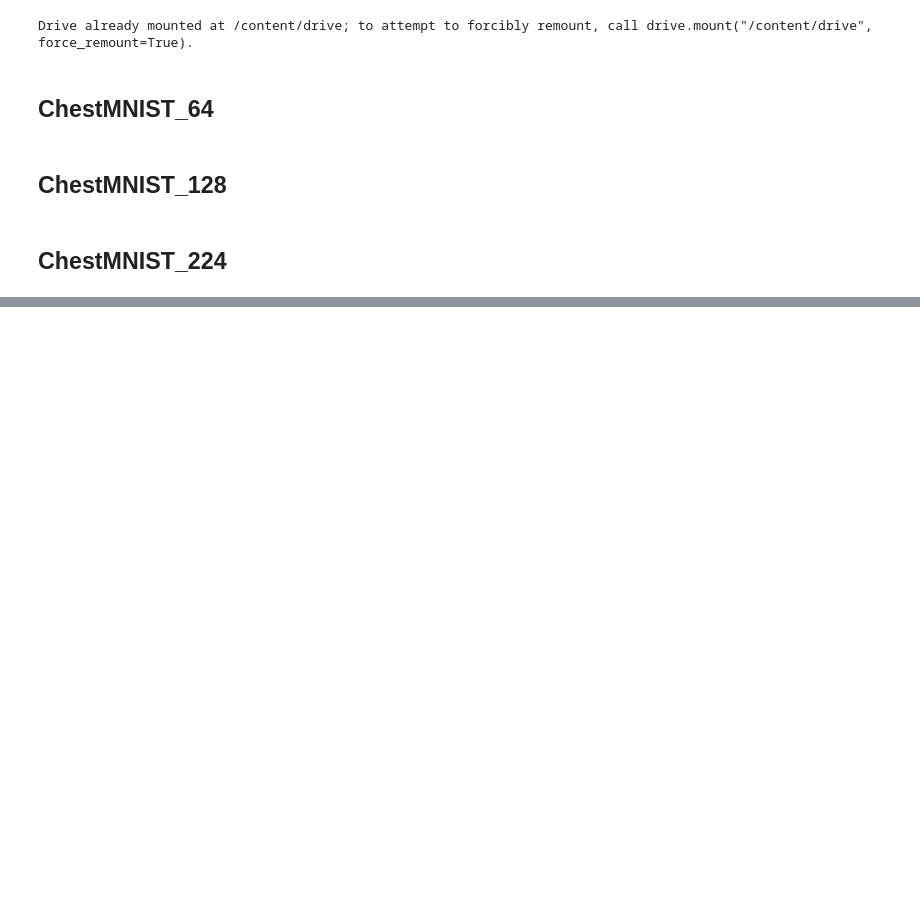
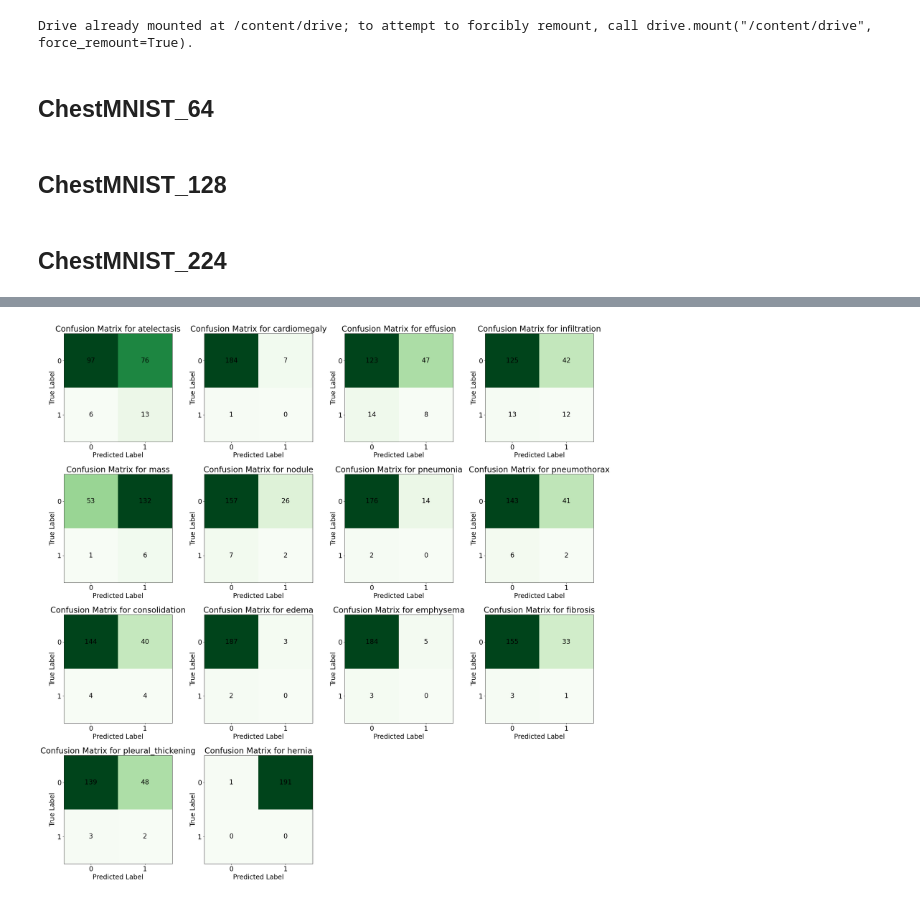
Before and after one commit to shabnamsattar/Human-Data-Analysis, a Jupyter notebook: chestMNIST/chestMNIST.ipynb, the cells around one changed output, grey strips where cells are left out. Cells and saved outputs as stored; diff of their text form; code cells hidden in the pictures; blank space fills up the shorter version.

```diff
--- a/chestMNIST/chestMNIST.ipynb
+++ b/chestMNIST/chestMNIST.ipynb
@@ -85,0 +597,8 @@ test_labels_224  = data_224["test_labels"]
+# %%
+from tensorflow import keras   # import again if you restarted
+
+model_path   = '/content/drive/MyDrive/chestMNIST/simple_model_BCE.keras'
+history_path = '/content/drive/MyDrive/chestMNIST/simple_model_BCE_history.pkl'
+
+simple_model_BCE = keras.models.load_model(model_path)           # ← works
+simple_hist      = pickle.load(open(history_path, 'rb'))
@@ -85,0 +607,73 @@ test_labels_224  = data_224["test_labels"]
+# %%
+batch_size = 64
+train_generator = data_generator(train_images_64, train_labels_64, batch_size, datagen)
+val_generator = data_generator(val_images_64, val_labels_64, batch_size, datagen_val)
+test_generator = data_generator(test_images_64, test_labels_64, batch_size, datagen_val)
+# %%
+from sklearn.metrics import classification_report, multilabel_confusion_matrix
+from sklearn.metrics import precision_recall_curve
+
+plt.rcParams.update({'font.size': 20})
+
+batch_size=64
+steps_per_epoch = len(test_images_64) // batch_size
+evaluation = simple_model_BCE.evaluate(test_generator, steps=steps_per_epoch)
+
+class_labels = [
+    'atelectasis', 'cardiomegaly', 'effusion', 'infiltration', 'mass',
+    'nodule', 'pneumonia', 'pneumothorax', 'consolidation', 'edema',
+    'emphysema', 'fibrosis', 'pleural_thickening', 'hernia'
+]
+
+# Print evaluation metrics
+print("Test Loss:", evaluation[0])
+print("Test AUC:", evaluation[2])
+print("Test Binary Accuracy:", evaluation[1])
+
+y_probs = simple_model_BCE.predict(test_generator, steps=steps_per_epoch)
+y_true = test_labels_64
+
+corrected_len = len(y_probs)
+
+# Tune threshold per class using precision-recall curve
+optimal_thresholds = []
+for i in range(len(class_labels)):
+    precision, recall, thresholds = precision_recall_curve(y_true[:corrected_len, i], y_probs[:, i])
+    f1_scores = 2 * (precision * recall) / (precision + recall + 1e-7)  # Avoid divide-by-zero
+    optimal_thresholds.append(thresholds[np.argmax(f1_scores)])  # Best F1-score threshold
+
+# Generate predictions using the test generator
+y_pred = (y_probs > np.array(optimal_thresholds)).astype(int)
+
+# Print classification report (averaged for multi-label data)
+print("Classification Report:\n", classification_report(y_true[:corrected_len], y_pred, target_names=class_labels))  # Pass class_labels as target_names
+
+# Generate confusion matrices for each class (multi-label)
+confusion_matrices = multilabel_confusion_matrix(y_true[:corrected_len], y_pred)
+
+# Plot confusion matrices for individual classes
+fig, axes = plt.subplots(4, 4, figsize=(24, 24))
+axes = axes.flatten()
+
+for idx, (cm, label) in enumerate(zip(confusion_matrices, class_labels)):
+    ax = axes[idx]
+    ax.imshow(cm, interpolation='nearest', cmap=plt.cm.Greens)
+    ax.set_title(f"Confusion Matrix for {label}")
+    ax.set_xlabel("Predicted Label")
+    ax.set_ylabel("True Label")
+    tick_marks = [0, 1]
+    ax.set_xticks(tick_marks)
+    ax.set_yticks(tick_marks)
+
+    # Add values to the confusion matrix
+    for i in range(2):
+        for j in range(2):
+            ax.text(j, i, str(cm[i, j]), ha='center', va='center', color='black')
+
+# Remove unused subplots
+for idx in range(len(class_labels), len(axes)):
+    fig.delaxes(axes[idx])
+
+plt.tight_layout()
+plt.show()
+# %% [output]
@@ -85,0 +697 @@ test_labels_224  = data_224["test_labels"]
+[figure, added]
```
Also changed, not shown: parts of 45 cells of this notebook.
